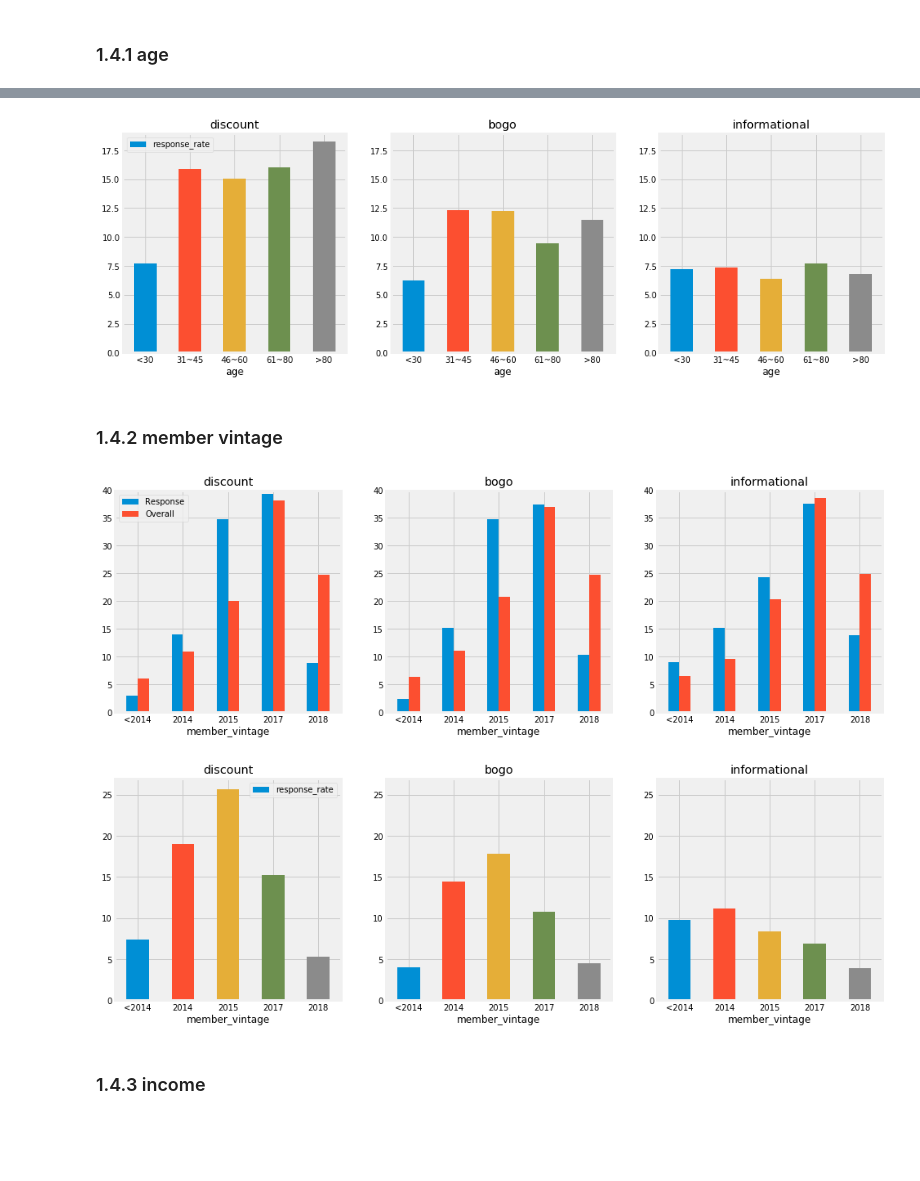
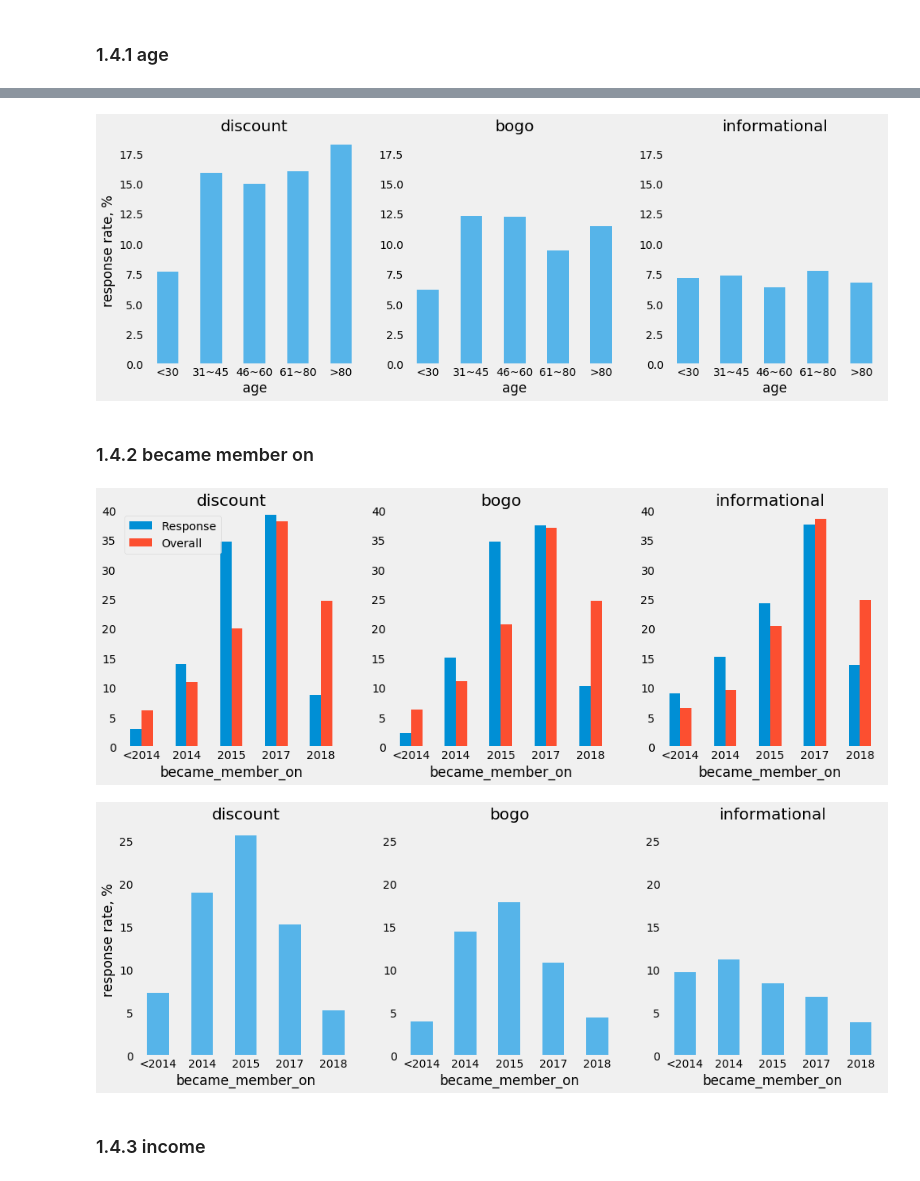
Before and after one commit to fzf104/Starbucks_Capstone_Challenge, a Jupyter notebook: Starbucks_Capstone_notebook.ipynb, the cells around one changed output, grey strips where cells are left out. Drawn from its saved outputs; the diff is of its cells as text; code cells hidden in the pictures; blank space fills up the shorter version.

```diff
--- a/Starbucks_Capstone_notebook.ipynb
+++ b/Starbucks_Capstone_notebook.ipynb
@@ -233,7 +250,6 @@ profile['age'] = pd.cut(x = profile['age'],
 profile['became_member_on'] = pd.cut(profile['became_member_on'],
           bins=[profile['became_member_on'].min(), 20150000, 20160000,20170000, 20180000, profile['became_member_on'].max()],
           labels = ['<2014','2014','2015','2017','2018'])
-profile = profile.rename(columns={"became_member_on": "member_vintage"})
 
 # convert id
 profile['id'] = profile['id'].map(id_dict)
@@ -428,7 +478,10 @@ response_rate = (stat_response.groupby(['offer_type','difficulty','duration','re
 fig, (ax1, ax2, ax3) = plt.subplots(ncols=3, nrows=1, figsize=(15,5))
 
 idx = pd.IndexSlice
-ax1 = response_rate.loc[idx['discount']].sort_values(ascending = False).plot.bar(title='discount', color='#bb0029', ax=ax1, rot=0,ylim=(0,6))
-ax2 = response_rate.loc[idx['bogo']].sort_values(ascending = False).plot.bar(title='bogo', color='#f5841a', ax=ax2, rot=0, sharey=True,ylim=(0,6))
-ax3 = response_rate.loc[idx['informational']].sort_values(ascending = False).plot.bar(title='informational', color='#f2e8c6', ax=ax3,rot=0,sharey=True,ylim=(0,6))
+ax1 = response_rate.loc[idx['discount']].sort_values(ascending = False).plot.bar(title='discount', color=sns.color_palette('colorblind')[-1], ax=ax1, rot=0,ylim=(0,6), grid=False)
+ax1.set_ylabel("response rate, %")
+ax2 = response_rate.loc[idx['bogo']].sort_values(ascending = False).plot.bar(title='bogo', color=sns.color_palette('colorblind')[-1], ax=ax2, rot=0, sharey=True,ylim=(0,6),grid=False)
+ax3 = response_rate.loc[idx['informational']].sort_values(ascending = False).plot.bar(title='informational', color=sns.color_palette('colorblind')[-1], ax=ax3,rot=0,sharey=True,ylim=(0,6),grid=False)
+
+plt.savefig('./pic/response_rate_subset.png', bbox_inches='tight', dpi=300)
 # %% [output]
@@ -492,6 +554,11 @@ def profile_plot(key):
     plt.show()
 # %%
-def profile_plot_1(key):
+def profile_plot_1(key, rot=0, color=sns.color_palette('colorblind')[-1]):
+    """
+    plot response rate on key demographic variable for response_person.
+
+    """
+
     underlying = response_person.groupby(['offer_type', key])['person'].count()
     overall = all_person.groupby(['offer_type',key])['person'].count()
 
@@ -501,9 +568,14 @@ def profile_plot_1(key):
     idx = pd.IndexSlice
 
     y_limit = round(profile_invest.max().max())+1
-    profile_invest .loc[idx['discount']].plot.bar(title="discount",ax=ax1, rot=0, ylim=(0,y_limit), legend=True)
-    profile_invest .loc[idx['bogo']].plot.bar(title="bogo",ax=ax2, rot=0,legend=False,ylim=(0, y_limit))
-    profile_invest .loc[idx['informational']].plot.bar(title="informational",ax=ax3,rot=0, legend=False,ylim=(0,y_limit));
+    profile_invest .loc[idx['discount']].plot.bar(title="discount",ax=ax1, rot=rot, ylim=(0,y_limit), legend=False, color=color,grid=False)
+    ax1.set_ylabel("response rate, %")
+    profile_invest .loc[idx['bogo']].plot.bar(title="bogo",ax=ax2, rot=rot,legend=False,ylim=(0, y_limit),color=color, grid=False)
+    profile_invest .loc[idx['informational']].plot.bar(title="informational",ax=ax3,rot=rot, legend=False,ylim=(0,y_limit),color=color, grid=False);
+
+    file_name = './pic/response_rate_on_' + key + '.png'
+    plt.savefig(file_name, bbox_inches='tight', dpi=300)
+
     plt.show()
 # %% [markdown]
 ### 1.4.1 age
@@ -514,17 +586,17 @@ profile_plot('age')
 # %%
-profile_plot_1('age')
+profile_plot_1('age',0)
 # %% [output]
-[figure, old version]
+[figure, new version]
 # %% [markdown]
-### 1.4.2 member vintage
+### 1.4.2 became member on
 # %%
-profile_plot('member_vintage')
+profile_plot('became_member_on')
 # %% [output]
-[figure, old version]
+[figure, new version]
 # %%
-profile_plot_1('member_vintage')
+profile_plot_1('became_member_on')
 # %% [output]
-[figure, old version]
+[figure, new version]
 # %% [markdown]
 ### 1.4.3 income
 # %%
```
Also changed, not shown: parts of 41 cells of this notebook, 25 other files.
